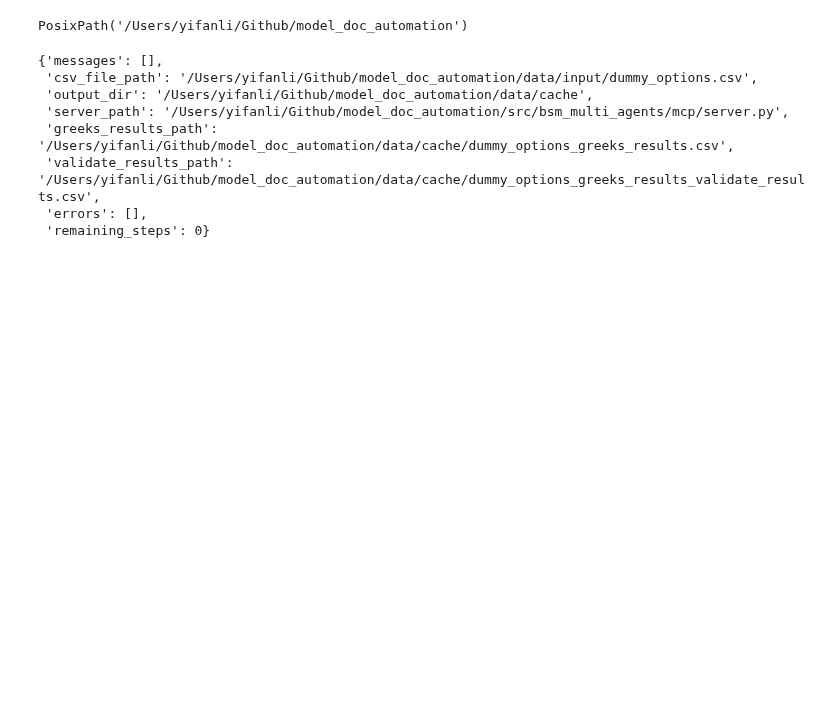
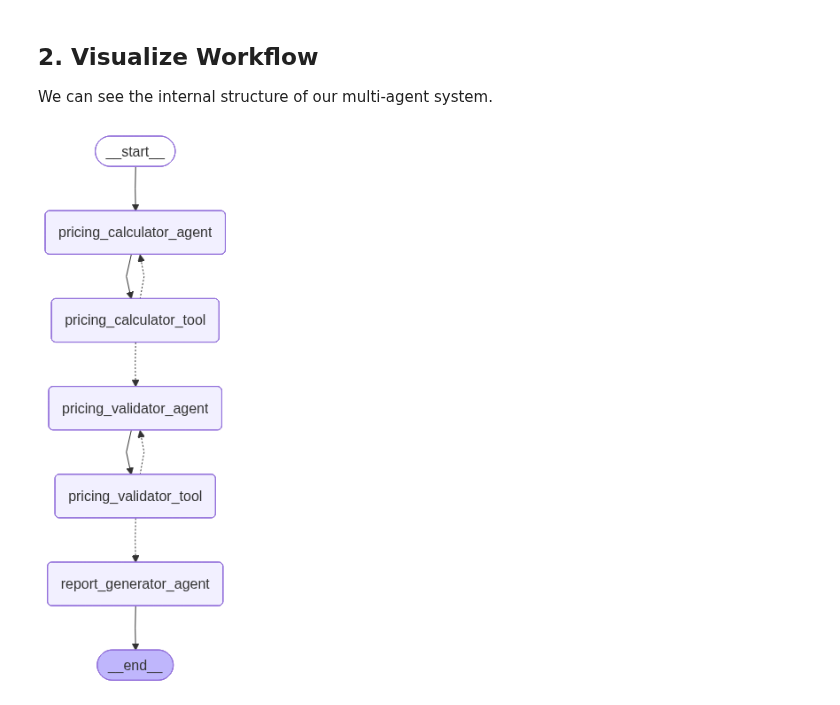
Before and after one commit to davidzgu/model_doc_automation, a Jupyter notebook: notebooks/dev/demo.ipynb, the cells around one changed output. Cells and saved outputs as stored; diff of their text form; code cells hidden in the pictures; blank space fills up the shorter version.

Commit message:
add report generator in graph

```diff
--- a/notebooks/dev/demo.ipynb
+++ b/notebooks/dev/demo.ipynb
@@ -11,6 +20,0 @@ from bsm_multi_agents.graph.state import WorkflowState
-# %%
-cwd = Path.cwd()
-project_path = cwd.parent.parent
-project_path
-# %% [output]
-PosixPath('/Users/yifanli/Github/model_doc_automation')
@@ -56,11 +21,8 @@ final_state = app.invoke(
-# %%
-final_state
-# %% [output]
-{'messages': [],
- 'csv_file_path': '/Users/yifanli/Github/model_doc_automation/data/input/dummy_options.csv',
- 'output_dir': '/Users/yifanli/Github/model_doc_automation/data/cache',
- 'server_path': '/Users/yifanli/Github/model_doc_automation/src/bsm_multi_agents/mcp/server.py',
- 'greeks_results_path': '/Users/yifanli/Github/model_doc_automation/data/cache/dummy_options_greeks_results.csv',
- 'validate_results_path': '/Users/yifanli/Github/model_doc_automation/data/cache/dummy_options_greeks_results_validate_results.csv',
- 'errors': [],
- 'remaining_steps': 0}
+# %% [markdown]
+## 2. Visualize Workflow
+
+We can see the internal structure of our multi-agent system.
+# %%
+display(Image(get_graph_image()))
+# %% [output]
+[figure, added]
```
Also changed, not shown: parts of 9 cells of this notebook, 8 other files.
